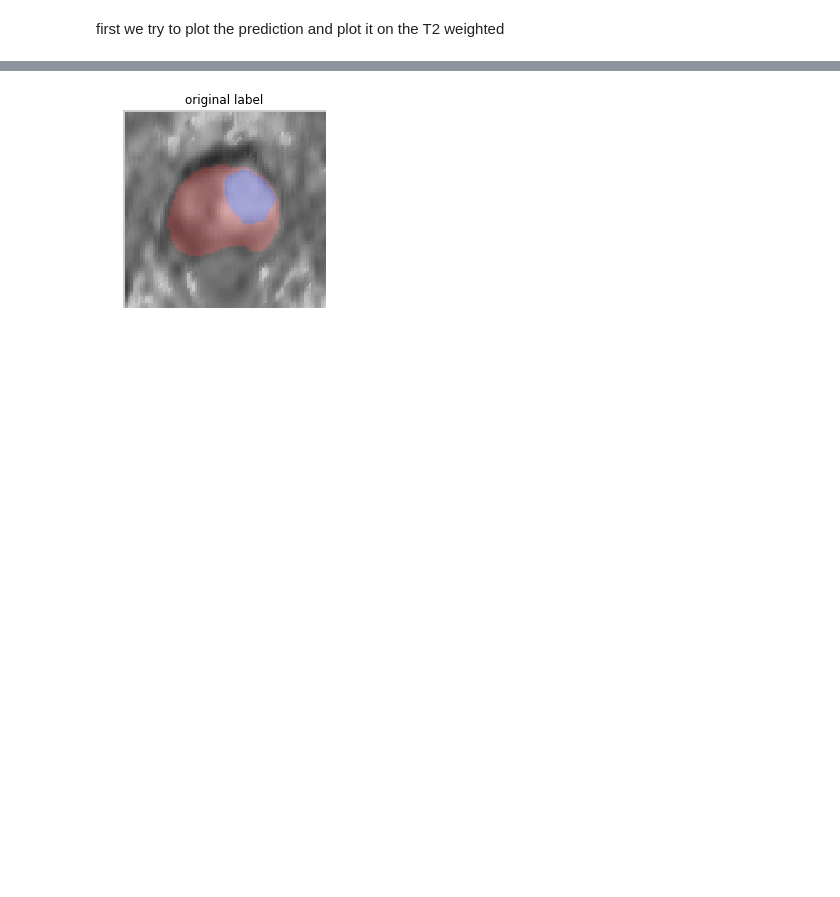
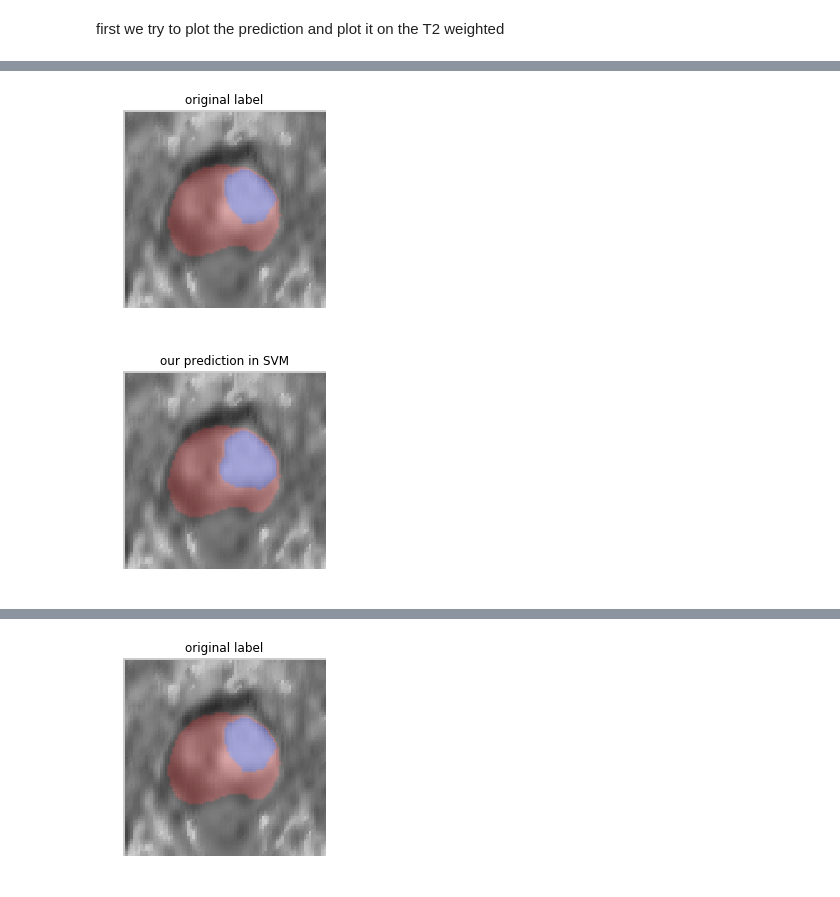
Before and after one commit to yushinliu/lab, a Jupyter notebook: task_1_version_1/Task1.ipynb, the cells around one changed output, grey strips where cells are left out. Saved outputs shown, nothing was run; the diff lists cells and outputs as text; code cells hidden in the pictures; blank space fills up the shorter version.

```diff
--- a/task_1_version_1/Task1.ipynb
+++ b/task_1_version_1/Task1.ipynb
@@ -1129,0 +1290,4 @@ def plot_prediction(test_shape,test_sample,new_label,feature):
+# %%
+#predict using SVM
+MODE='SVM'
+new_label_svm=predict_sample(test_sample,test_label,MODE=MODE,clf=svm_clf)
@@ -1129,0 +1312,12 @@ def plot_prediction(test_shape,test_sample,new_label,feature):
+# %%
+plt.figure(figsize=(8,4))
+plt.subplot(121)
+plt.title("original label")
+plot_prediction(test_shape,test_sample,test_label,'0')
+plt.figure(figsize=(8,4))
+plt.subplot(122)
+plt.title("our prediction in SVM")
+plot_prediction(test_shape,test_sample,new_label_svm,'0')
+# %% [output]
+[figure, added]
+[figure, added]
```
Also changed, not shown: parts of 56 cells of this notebook, 3 other files.
